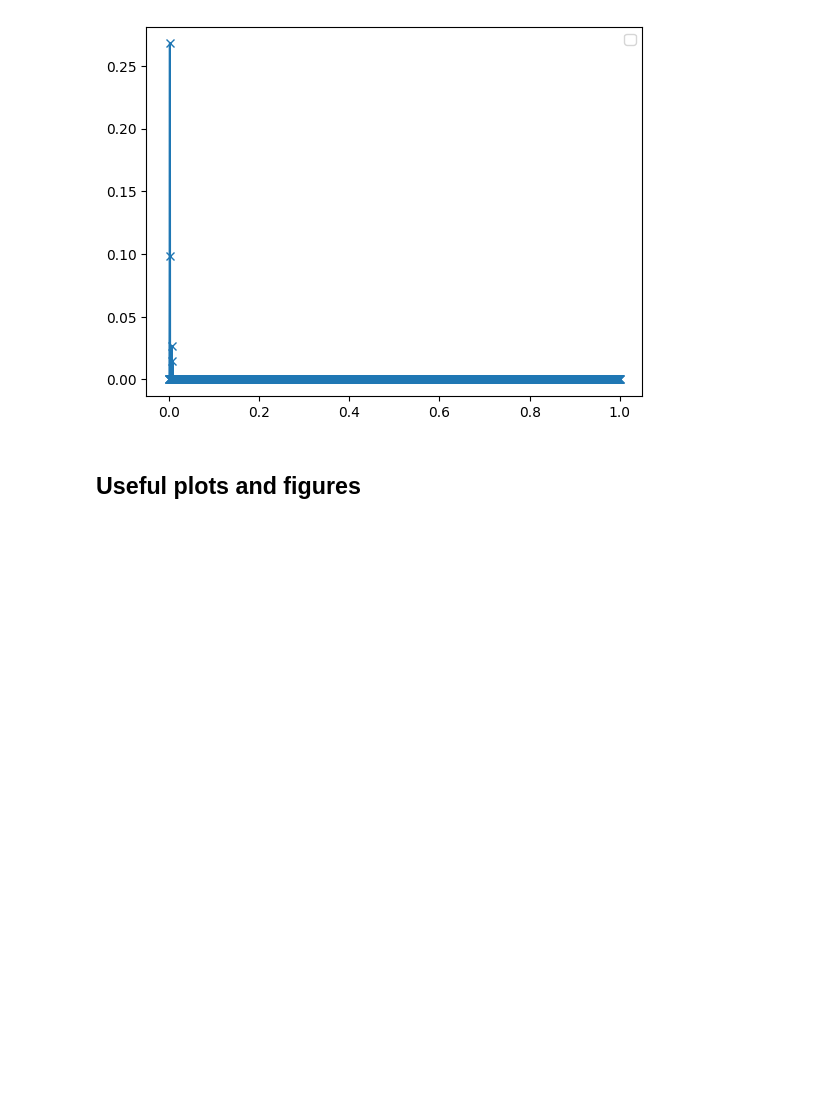
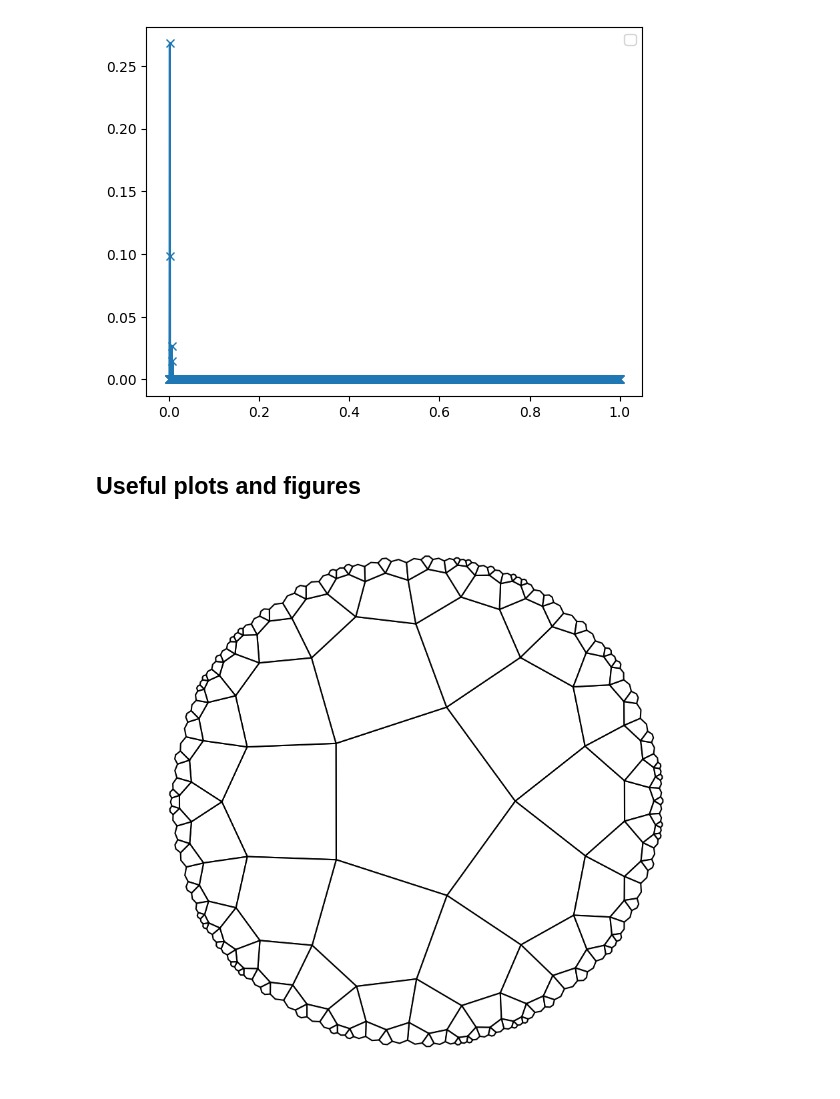
Before and after one commit to Alejo-Costa-Duran/HyperbolicFractonModel, a Jupyter notebook: Simulation.ipynb, the cells around one changed output. Cells and saved outputs as stored; diff of their text form; code cells hidden in the pictures; blank space fills up the shorter version.

```diff
--- a/Simulation.ipynb
+++ b/Simulation.ipynb
@@ -490,3 +491,9 @@ def geodesic(z1,z2,color,style,circle=False):
         ax = plt.gca()
         zs = r*np.cos(theta)-a/2+1j*(r*np.sin(theta)-b/2)
         ax.plot(np.real(zs),np.imag(zs),style,color=color)
+# %%
+
+model = md.FractonModel(5,4,4)
+fig, ax = model.quick_plot()
+# %% [output]
+[figure, added]
```
Also changed, not shown: parts of 1 cell of this notebook.
